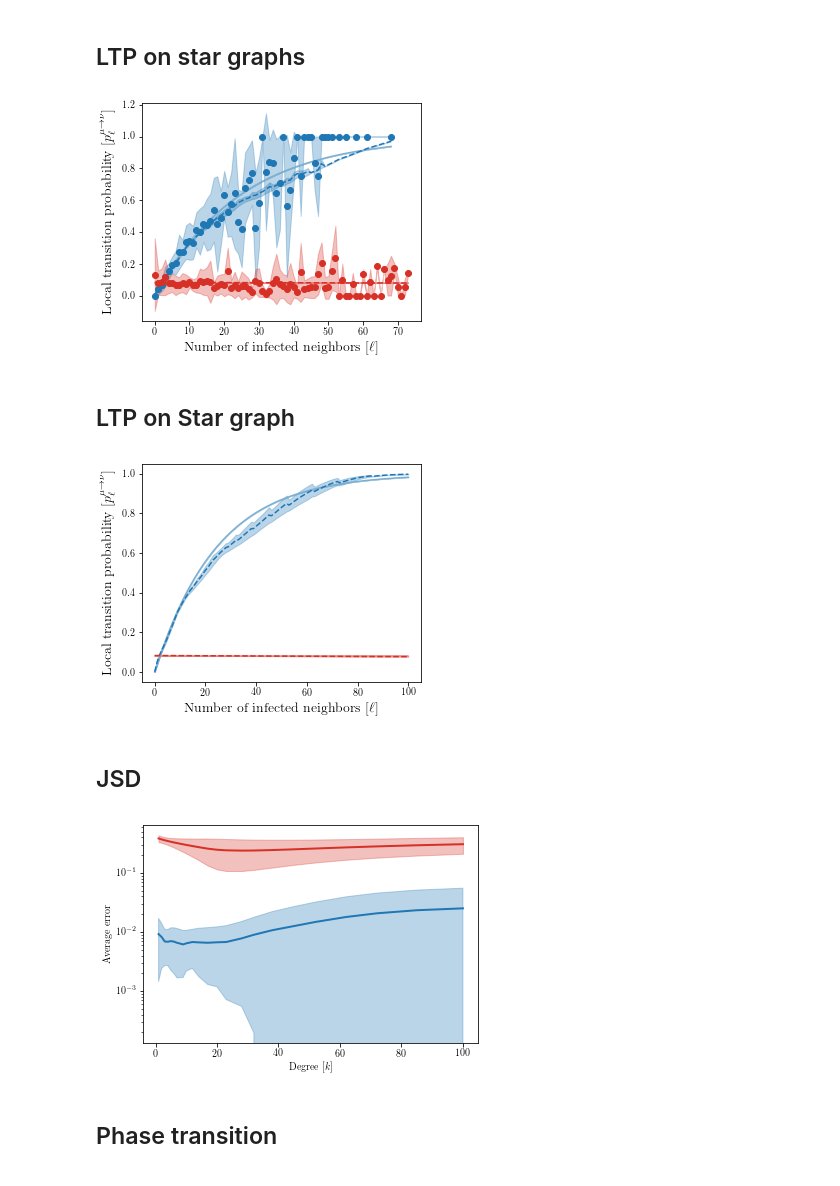
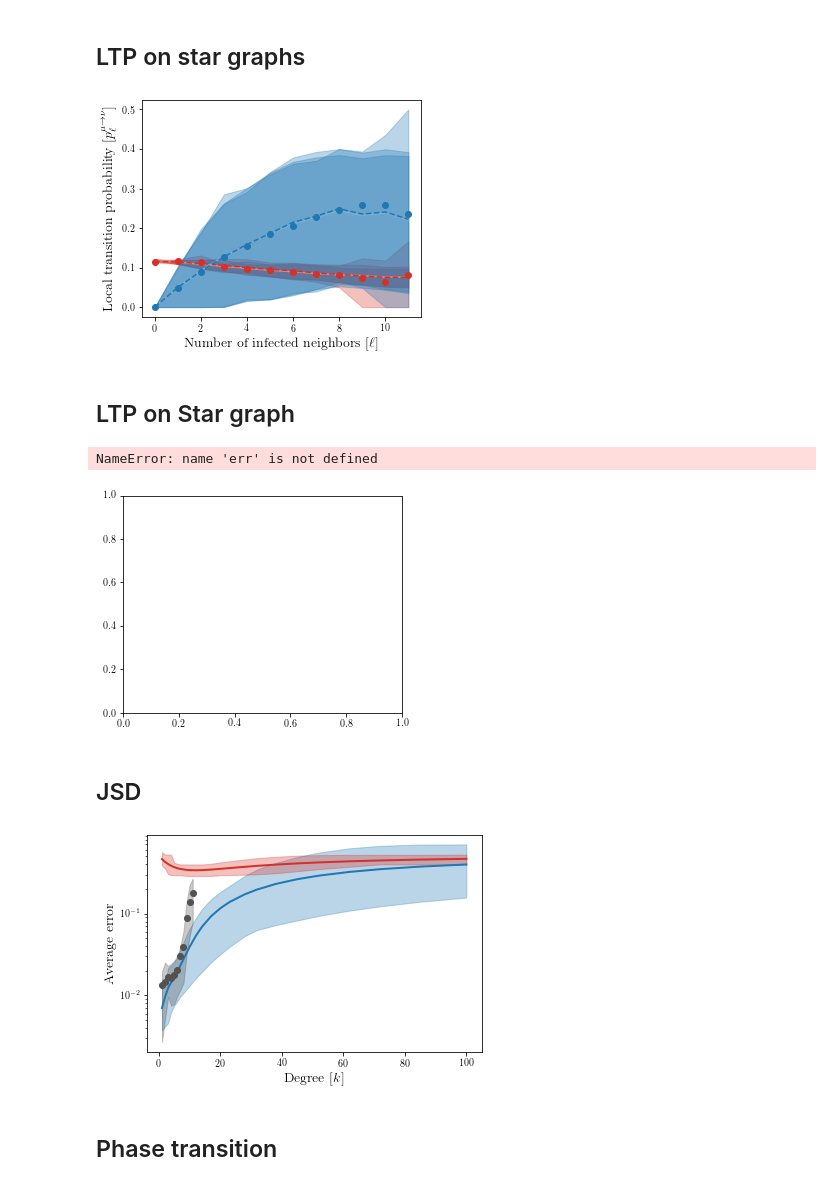
Before and after one commit to charlesmurphy1/dynalearn, a Jupyter notebook: notebooks/visualization.ipynb, the cells around one changed output. Drawn from its saved outputs; the diff is of its cells as text; code cells hidden in the pictures.

```diff
--- a/notebooks/visualization.ipynb
+++ b/notebooks/visualization.ipynb
@@ -11,29 +6,30 @@ experiment.load()
+# %%
+path = "../data/training/summary/sissis-er-20000.h5"
+h5file = h5py.File(path, "r")
 # %% [markdown]
 ## LTP on star graphs
 # %%
-transitions = [(0, 1), (1, 0)]
-transition_labels = [("S", "I"), ("I", "S")]
 fontsize=14
 
-color_true = [dl.utilities.color_pale["blue"], dl.utilities.color_pale["red"]]
-color_gnn = [dl.utilities.color_dark["blue"], dl.utilities.color_dark["red"]]
+color_true = [dl.utilities.color_pale["red"], dl.utilities.color_pale["blue"]]
+color_gnn = [dl.utilities.color_dark["red"], dl.utilities.color_dark["blue"]]
 handles = []
 
 fig, ax = plt.subplots(1,1, figsize=(5, 4))
-for i, t in enumerate(transitions):
-    x, y, err = experiment.metrics["TrueLTPMetrics"].aggregate(experiment.metrics["TrueLTPMetrics"].data["ltp/train"],
-                                                                   in_state=t[0], out_state=t[1])
-    ax.fill_between(x, y - err, y + err, color=color_gnn[i], alpha=0.3)
+for i, t in enumerate(h5file["ltp-true"]):
+    data = h5file["ltp-true"][t][...]
+    x, y, el, eh = data[:,0], data[:,1], data[:,2], data[:,3]
+    ax.fill_between(x, el, eh, color=color_gnn[i], alpha=0.3)
     ax.plot(x, y, linestyle='-', color=color_true[i], label="True")
 
-    x, y, err = experiment.metrics["GNNLTPMetrics"].aggregate(experiment.metrics["GNNLTPMetrics"].data["ltp/train"],
-                                                                   in_state=t[0], out_state=t[1])
-    ax.fill_between(x, y - err, y + err, color=color_gnn[i], alpha=0.3)
+    data = h5file["ltp-gnn"][t][...]
+    x, y, el, eh = data[:,0], data[:,1], data[:,2], data[:,3]
+    ax.fill_between(x, el, eh, color=color_gnn[i], alpha=0.3)
     ax.plot(x, y, linestyle='--', color=color_gnn[i], label="GNN")
 
-    x, y, err = experiment.metrics["MLELTPMetrics"].aggregate(experiment.metrics["MLELTPMetrics"].data["ltp/train"],
-                                                                   in_state=t[0], out_state=t[1])
-    ax.fill_between(x, y - err, y + err, color=color_gnn[i], alpha=0.3)
+    data = h5file["ltp-mle"][t][...]
+    x, y, el, eh = data[:,0], data[:,1], data[:,2], data[:,3]
+    ax.fill_between(x, el, eh, color=color_gnn[i], alpha=0.3)
     ax.plot(x, y, linestyle='None', marker='o', color=color_gnn[i], label="MLE")
 
 #     x, y, err = experiment.metrics["UniformStarLTPMetrics"].aggregate(experiment.metrics["UniformStarLTPMetrics"].data["ltp"],
@@ -46,7 +42,7 @@ plt.xlabel(r"Number of infected neighbors $[\ell]$", fontsize=fontsize)
 plt.ylabel(r"Local transition probability $[p^{\mu\to\nu}_\ell]$", fontsize=fontsize)
 plt.show()
 # %% [output]
-[figure, old version]
+[figure, new version]
 # %% [markdown]
 ## LTP on Star graph
 # %%
@@ -60,8 +56,6 @@ handles = []
 
 fig, ax = plt.subplots(1,1, figsize=(5, 4))
 for i, t in enumerate(transitions):
-    x, y, err = experiment.metrics["TrueStarLTPMetrics"].aggregate(experiment.metrics["TrueStarLTPMetrics"].data["ltp"],
-                                                                   in_state=t[0], out_state=t[1])
     ax.fill_between(x, y - err, y + err, color=color_gnn[i], alpha=0.3)
     ax.plot(x, y, linestyle='-', color=color_true[i], label="True")
 
@@ -80,30 +74,36 @@ plt.xlabel(r"Number of infected neighbors $[\ell]$", fontsize=fontsize)
 plt.ylabel(r"Local transition probability $[p^{\mu\to\nu}_\ell]$", fontsize=fontsize)
 plt.show()
 # %% [output]
+NameError: name 'err' is not defined
-[figure, old version]
+[figure, new version]
 # %% [markdown]
 ## JSD
 # %%
 from scipy.spatial.distance import jensenshannon
 
-jsd = experiment.metrics["TrueStarLTPMetrics"].compare("ltp", experiment.metrics["GNNStarLTPMetrics"], func=jensenshannon)
-x, y, err = experiment.metrics["GNNStarLTPMetrics"].aggregate(jsd, for_degree=True)
-plt.fill_between(x, y - err, y + err, color=dl.utilities.color_dark["blue"], alpha=0.3)
+data = h5file["jsd-true-gnn"][...]
+x, y, el, eh = data[:,0], data[:,1], data[:,2], data[:,3]
+plt.fill_between(x, el, eh, color=dl.utilities.color_dark["blue"], alpha=0.3)
 plt.plot(x, y, linestyle='-', color=dl.utilities.color_dark["blue"], linewidth=2)
 
-jsd = experiment.metrics["TrueStarLTPMetrics"].compare("ltp", experiment.metrics["UniformStarLTPMetrics"], func=jensenshannon)
-x, y, err = experiment.metrics["GNNStarLTPMetrics"].aggregate(jsd, for_degree=True)
-plt.fill_between(x, y - err, y + err, color=dl.utilities.color_dark["red"], alpha=0.3)
+data = h5file["jsd-true-uni"][...]
+x, y, el, eh = data[:,0], data[:,1], data[:,2], data[:,3]
+plt.fill_between(x, el, eh, color=dl.utilities.color_dark["red"], alpha=0.3)
 plt.plot(x, y, linestyle='-', color=dl.utilities.color_dark["red"], linewidth=2)
 
-plt.xlabel(r"Degree $[k]$")
-plt.ylabel(r"Average error")
+data = h5file["jsd-true-mle"][...]
+x, y, el, eh = data[:,0], data[:,1], data[:,2], data[:,3]
+plt.fill_between(x, el, eh, color=dl.utilities.color_dark["grey"], alpha=0.3)
+plt.plot(x, y, linestyle='None', marker='o', color=dl.utilities.color_dark["grey"], linewidth=2)
+
+plt.xlabel(r"Degree $[k]$", fontsize=fontsize)
+plt.ylabel(r"Average error", fontsize=fontsize)
 
 plt.xscale('linear')
 plt.yscale('log')
 
 plt.show()
 # %% [output]
-[figure, old version]
+[figure, new version]
 # %% [markdown]
 ## Phase transition
```
Also changed, not shown: parts of 4 cells of this notebook, 3 other files.
